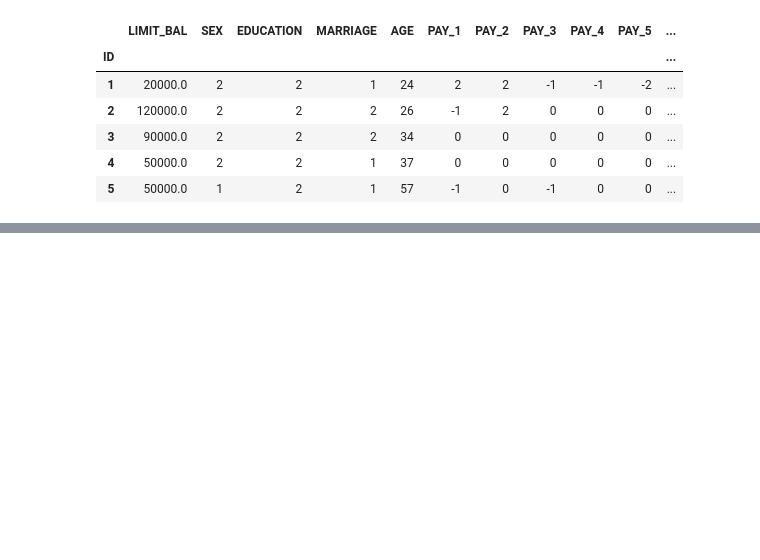
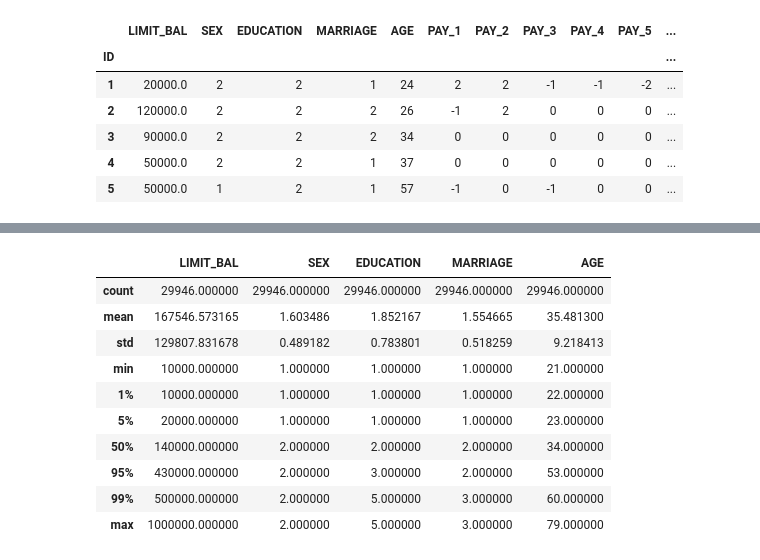
Before and after one commit to TheDrunkenBear/data-analytics-portfolio, a Jupyter notebook: models/default_of_credit_card_clients_dataset.ipynb, the cells around one changed output, grey strips where cells are left out. Cells and saved outputs as stored; diff of their text form; code cells hidden in the pictures; blank space fills up the shorter version.

```diff
--- a/models/default_of_credit_card_clients_dataset.ipynb
+++ b/models/default_of_credit_card_clients_dataset.ipynb
@@ -68,0 +98,15 @@ df.head()
+# %%
+personal_info_cols = ["LIMIT_BAL", "SEX", "EDUCATION", "MARRIAGE", "AGE"]
+df[personal_info_cols].describe(percentiles=[.01, .05, .5, .95, .99])
+# %% [output]
+|  | LIMIT_BAL | SEX | EDUCATION | MARRIAGE | AGE |
+| count | 29946.000000 | 29946.000000 | 29946.000000 | 29946.000000 | 29946.000000 |
+| mean | 167546.573165 | 1.603486 | 1.852167 | 1.554665 | 35.481300 |
+| std | 129807.831678 | 0.489182 | 0.783801 | 0.518259 | 9.218413 |
+| min | 10000.000000 | 1.000000 | 1.000000 | 1.000000 | 21.000000 |
+| 1% | 10000.000000 | 1.000000 | 1.000000 | 1.000000 | 22.000000 |
+| 5% | 20000.000000 | 1.000000 | 1.000000 | 1.000000 | 23.000000 |
+| 50% | 140000.000000 | 2.000000 | 2.000000 | 2.000000 | 34.000000 |
+| 95% | 430000.000000 | 2.000000 | 3.000000 | 2.000000 | 53.000000 |
+| 99% | 500000.000000 | 2.000000 | 5.000000 | 3.000000 | 60.000000 |
+| max | 1000000.000000 | 2.000000 | 5.000000 | 3.000000 | 79.000000 |
```
Also changed, not shown: parts of 15 cells of this notebook.
